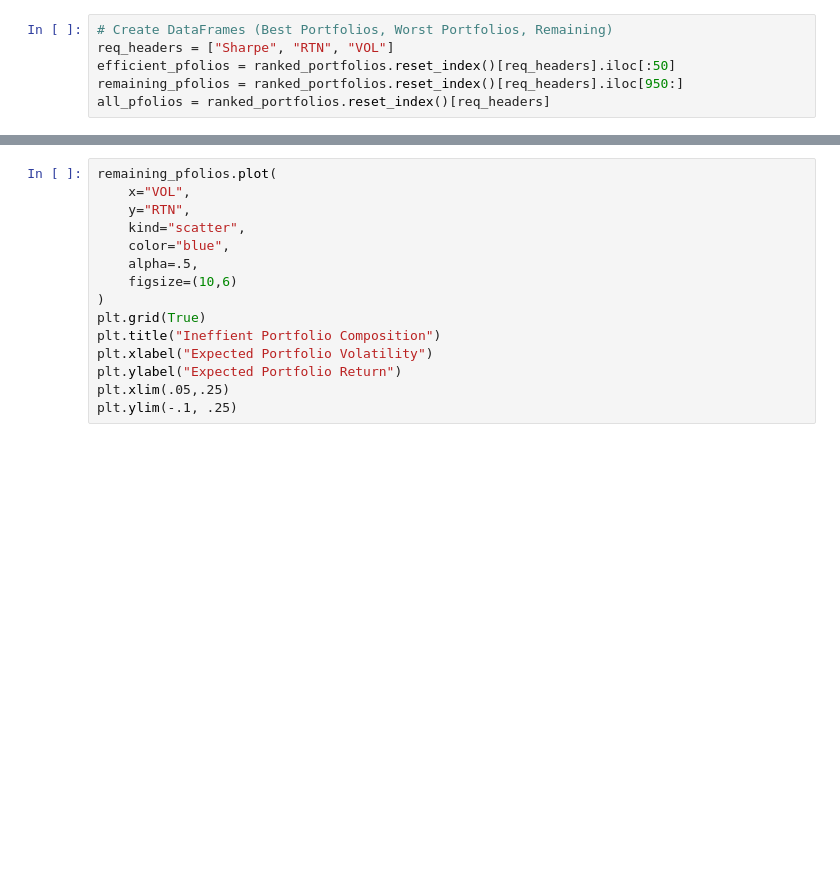
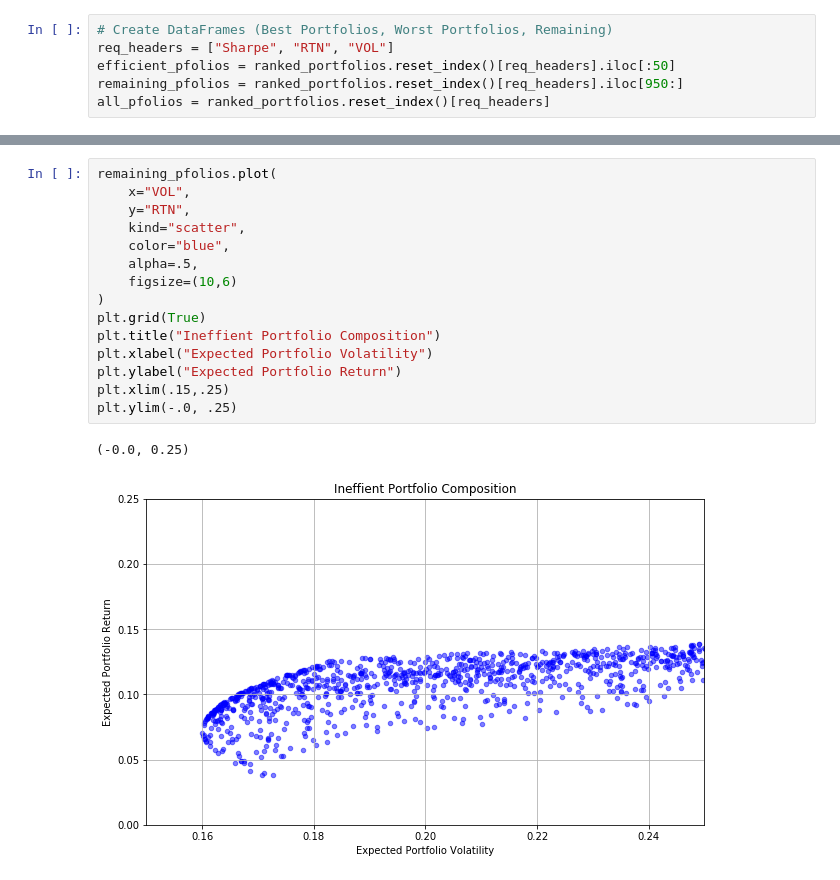
Before and after one commit to Tamamasheer0/PortfolioOptimizer, a Jupyter notebook: DataCalculations/MPT-EfficientFrontier.ipynb, the cells around one changed output, grey strips where cells are left out. Cells and saved outputs as stored; diff of their text form; blank space fills up the shorter version.

```diff
--- a/DataCalculations/MPT-EfficientFrontier.ipynb
+++ b/DataCalculations/MPT-EfficientFrontier.ipynb
@@ -329,18 +284,21 @@ plt.ylim(-.1, .25)
 # %%
 remaining_pfolios.plot(
     x="VOL",
     y="RTN",
     kind="scatter",
     color="blue",
     alpha=.5,
     figsize=(10,6)
 )
 plt.grid(True)
 plt.title("Ineffient Portfolio Composition")
 plt.xlabel("Expected Portfolio Volatility")
 plt.ylabel("Expected Portfolio Return")
-plt.xlim(.05,.25)
-plt.ylim(-.1, .25)
+plt.xlim(.15,.25)
+plt.ylim(-.0, .25)
+# %% [output]
+(-0.0, 0.25)
+[figure, added]
 # %%
 all_pfolios.plot(
     x="VOL",
```
Also changed, not shown: parts of 19 cells of this notebook, 19 other files.
